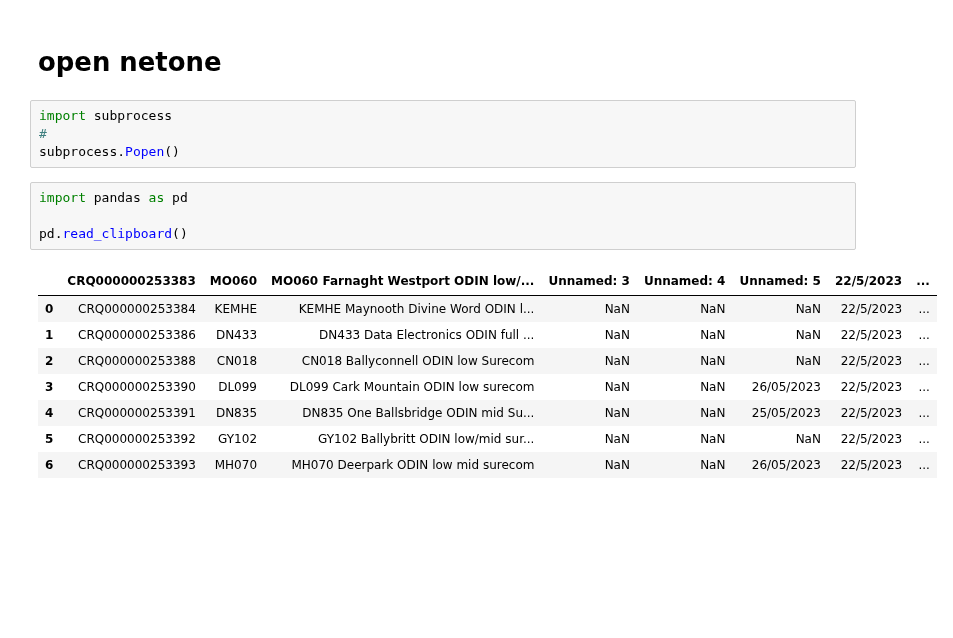
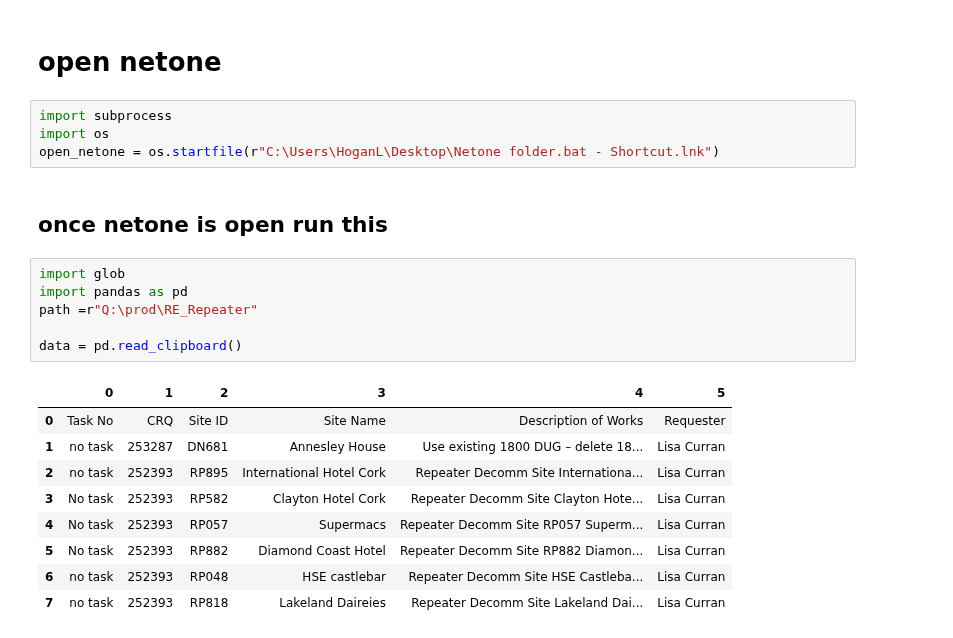
Before and after one commit to mistaherd/my-codeing-journey, a Jupyter notebook: automatetest.ipynb, the cells around one changed output. Cells and saved outputs as stored; diff of their text form; blank space fills up the shorter version.

```diff
--- a/automatetest.ipynb
+++ b/automatetest.ipynb
@@ -283,20 +281,25 @@ plt.show()
 [figure]
 # %% [markdown]
 # open netone
-# %%
-import subprocess
-#
-subprocess.Popen()
+# %%
+import subprocess
+import os
+open_netone = os.startfile(r"C:\Users\HoganL\Desktop\Netone folder.bat - Shortcut.lnk")
+# %% [markdown]
+## once netone is open run this
 # %%
+import glob
 import pandas as pd
+path =r"Q:\prod\RE_Repeater"
 
-pd.read_clipboard()
+data = pd.read_clipboard()
 # %% [output]
-|  | CRQ000000253383 | MO060 | MO060 Farnaght Westport ODIN low/... | Unnamed: 3 | Unnamed: 4 | Unnamed: 5 | 22/5/2023 | ... |
-| 0 | CRQ000000253384 | KEMHE | KEMHE Maynooth Divine Word ODIN l... | NaN | NaN | NaN | 22/5/2023 | ... |
-| 1 | CRQ000000253386 | DN433 | DN433 Data Electronics ODIN full ... | NaN | NaN | NaN | 22/5/2023 | ... |
-| 2 | CRQ000000253388 | CN018 | CN018 Ballyconnell ODIN low Surecom | NaN | NaN | NaN | 22/5/2023 | ... |
-| 3 | CRQ000000253390 | DL099 | DL099 Cark Mountain ODIN low surecom | NaN | NaN | 26/05/2023 | 22/5/2023 | ... |
-| 4 | CRQ000000253391 | DN835 | DN835 One Ballsbridge ODIN mid Su... | NaN | NaN | 25/05/2023 | 22/5/2023 | ... |
-| 5 | CRQ000000253392 | GY102 | GY102 Ballybritt ODIN low/mid sur... | NaN | NaN | NaN | 22/5/2023 | ... |
-| 6 | CRQ000000253393 | MH070 | MH070 Deerpark ODIN low mid surecom | NaN | NaN | 26/05/2023 | 22/5/2023 | ... |
+|  | 0 | 1 | 2 | 3 | 4 | 5 |
+| 0 | Task No | CRQ | Site ID | Site Name | Description of Works | Requester |
+| 1 | no task | 253287 | DN681 | Annesley House | Use existing 1800 DUG – delete 18... | Lisa Curran |
+| 2 | no task | 252393 | RP895 | International Hotel Cork | Repeater Decomm Site Internationa... | Lisa Curran |
+| 3 | No task | 252393 | RP582 | Clayton Hotel Cork | Repeater Decomm Site Clayton Hote... | Lisa Curran |
+| 4 | No task | 252393 | RP057 | Supermacs | Repeater Decomm Site RP057 Superm... | Lisa Curran |
+| 5 | No task | 252393 | RP882 | Diamond Coast Hotel | Repeater Decomm Site RP882 Diamon... | Lisa Curran |
+| 6 | no task | 252393 | RP048 | HSE castlebar | Repeater Decomm Site HSE Castleba... | Lisa Curran |
+| 7 | no task | 252393 | RP818 | Lakeland Daireies | Repeater Decomm Site Lakeland Dai... | Lisa Curran |
```
Also changed, not shown: parts of 4 cells of this notebook.
